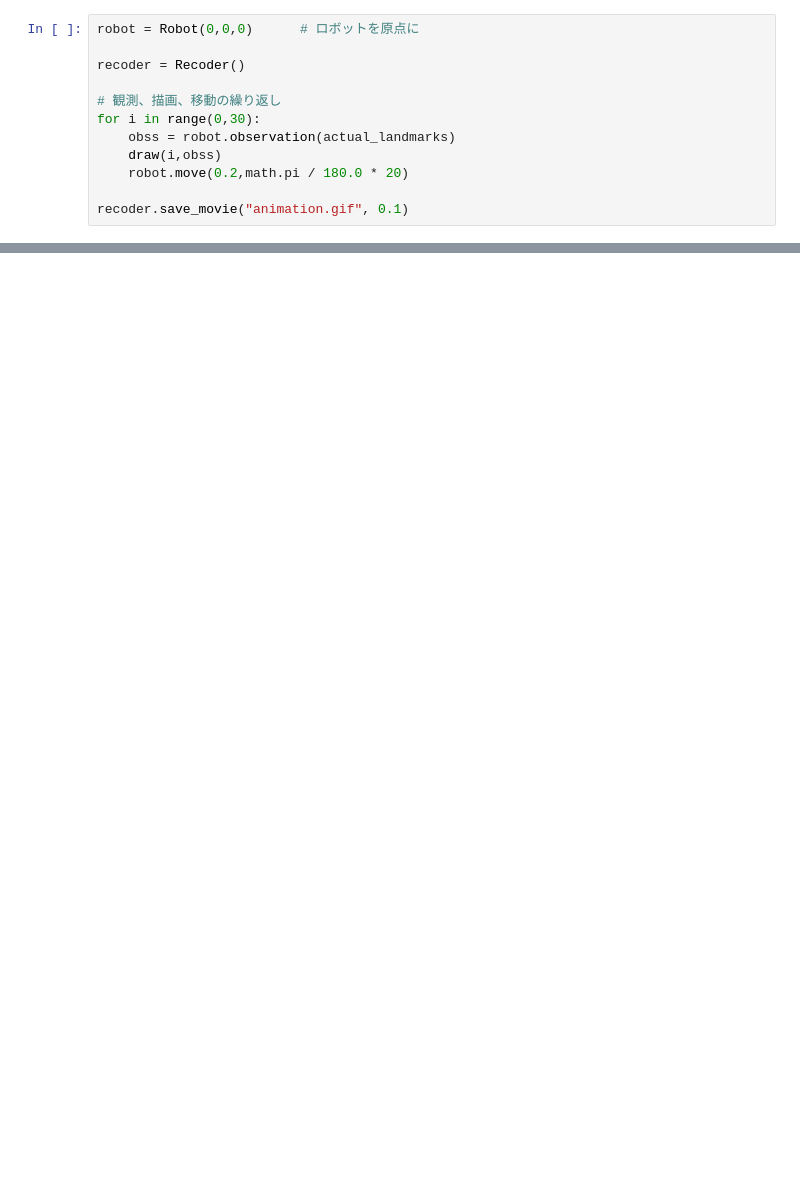
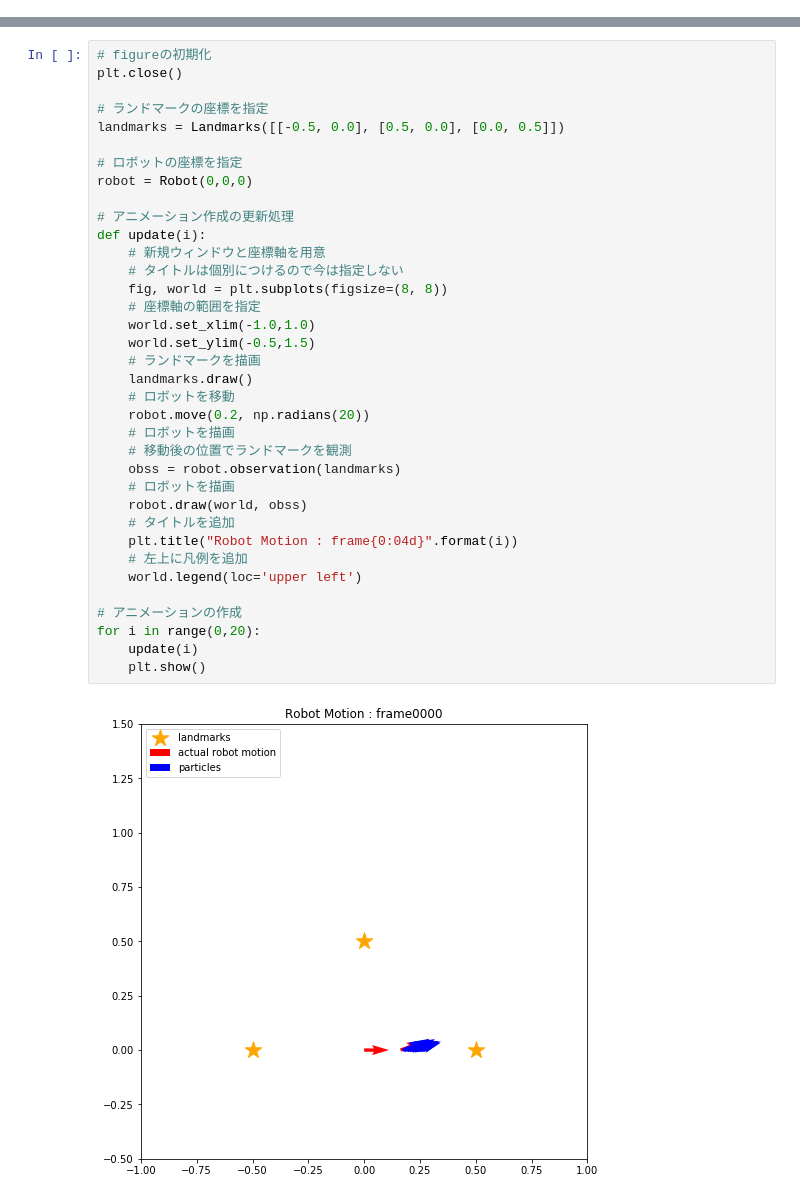
Before and after one commit to Tiryoh/probrobo_note, a Jupyter notebook: montecarlo/monte_carlo_localization.ipynb, the cells around one changed output, grey strips where cells are left out. Cells and saved outputs as stored; diff of their text form; blank space fills up the shorter version.

```diff
--- a/montecarlo/monte_carlo_localization.ipynb
+++ b/montecarlo/monte_carlo_localization.ipynb
@@ -280,12 +365,0 @@ def draw(i,observations):
-# %%
-robot = Robot(0,0,0)      # ロボットを原点に
-
-recoder = Recoder()
-
-# 観測、描画、移動の繰り返し
-for i in range(0,30):
-    obss = robot.observation(actual_landmarks)
-    draw(i,obss)
-    robot.move(0.2,math.pi / 180.0 * 20)
-
-recoder.save_movie("animation.gif", 0.1)
@@ -305,0 +408,38 @@ recoder.save_movie("animation.gif", 0.1)
+# %%
+# figureの初期化
+plt.close()
+
+# ランドマークの座標を指定
+landmarks = Landmarks([[-0.5, 0.0], [0.5, 0.0], [0.0, 0.5]])
+
+# ロボットの座標を指定
+robot = Robot(0,0,0)
+
+# アニメーション作成の更新処理
+def update(i):
+    # 新規ウィンドウと座標軸を用意
+    # タイトルは個別につけるので今は指定しない
+    fig, world = plt.subplots(figsize=(8, 8))
+    # 座標軸の範囲を指定
+    world.set_xlim(-1.0,1.0)
+    world.set_ylim(-0.5,1.5)
+    # ランドマークを描画
+    landmarks.draw()
+    # ロボットを移動
+    robot.move(0.2, np.radians(20))
+    # ロボットを描画
+    # 移動後の位置でランドマークを観測
+    obss = robot.observation(landmarks)
+    # ロボットを描画
+    robot.draw(world, obss)
+    # タイトルを追加
+    plt.title("Robot Motion : frame{0:04d}".format(i))
+    # 左上に凡例を追加
+    world.legend(loc='upper left')
+
+# アニメーションの作成
+for i in range(0,20):
+    update(i)
+    plt.show()
+# %% [output]
+[figure, added]
```
Also changed, not shown: parts of 22 cells of this notebook.
